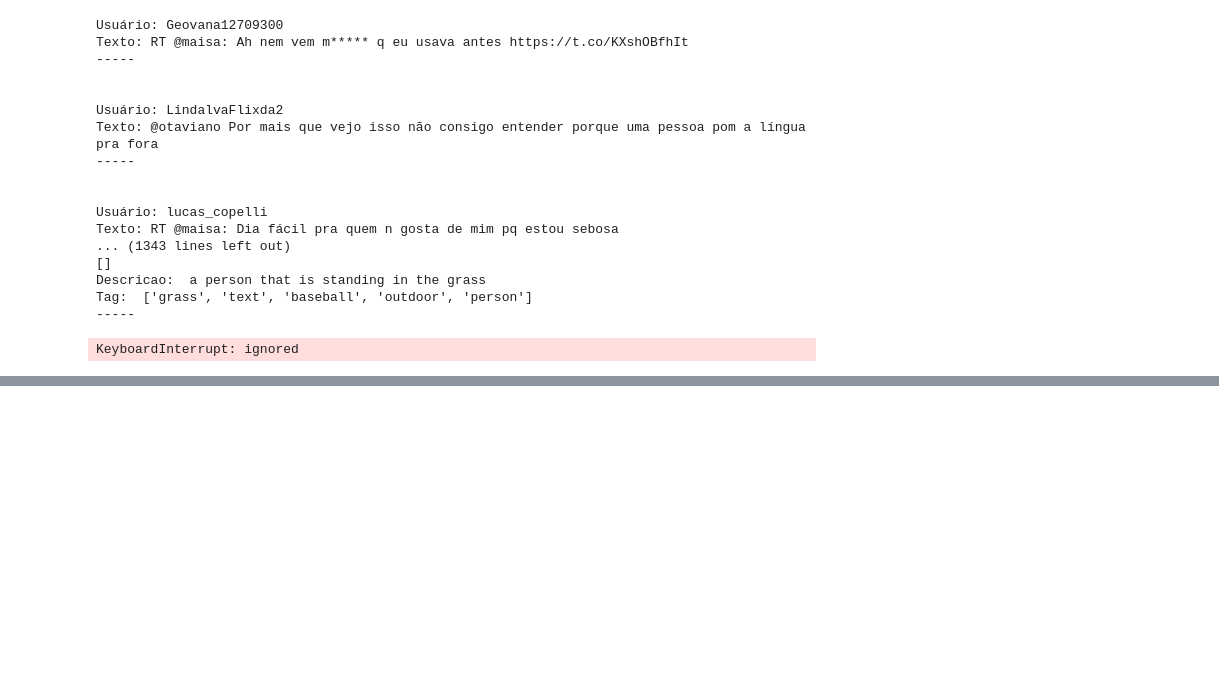
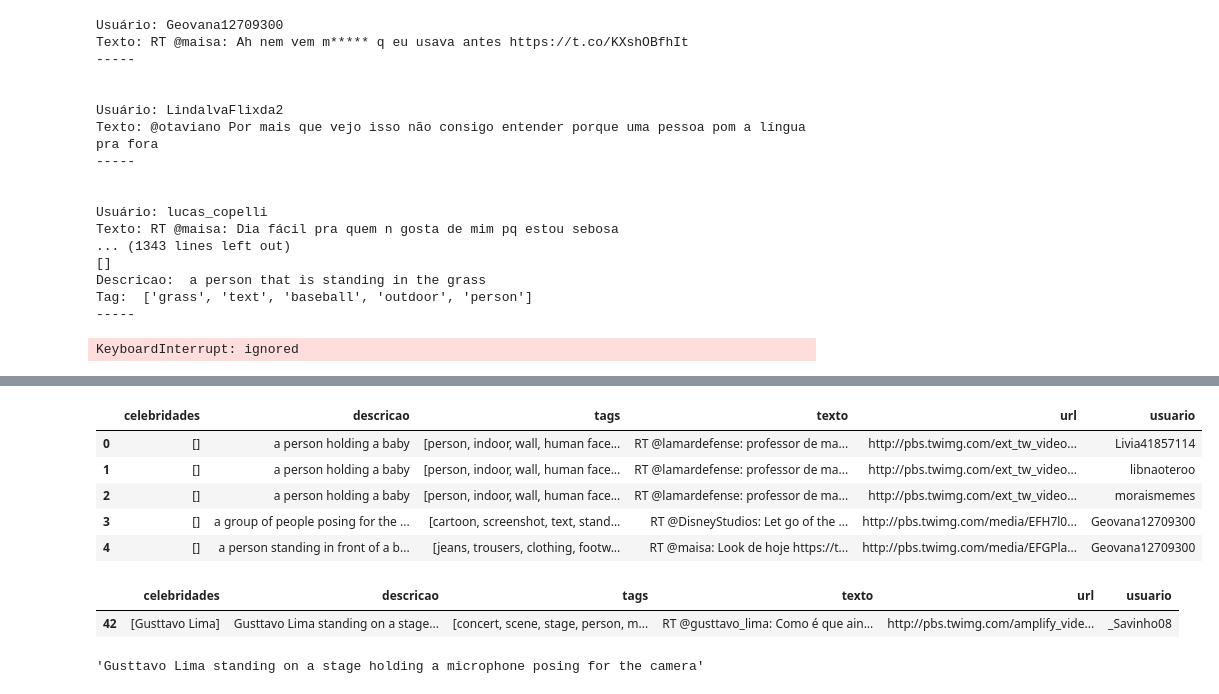
Before and after one commit to alura-cursos/twitter-visionapi, a Jupyter notebook: Twitter_API.ipynb, the cells around one changed output, grey strips where cells are left out. Drawn from its saved outputs; the diff is of its cells as text; code cells hidden in the pictures; blank space fills up the shorter version.

```diff
--- a/Twitter_API.ipynb
+++ b/Twitter_API.ipynb
@@ -328,0 +331,6 @@ KeyboardInterrupt: ignored
+# %%
+lista_arquivo = []
+
+with open("tweets.txt", 'r') as arquivo:
+  for linha in arquivo:
+    lista_arquivo.append(json.loads(linha))
@@ -328,0 +355,11 @@ KeyboardInterrupt: ignored
+# %%
+imagens = pd.DataFrame(lista_arquivo)
+# %%
+imagens.head()
+# %% [output]
+|  | celebridades | descricao | tags | texto | url | usuario |
+| 0 | [] | a person holding a baby | [person, indoor, wall, human face... | RT @lamardefense: professor de ma... | http://pbs.twimg.com/ext_tw_video... | Livia41857114 |
+| 1 | [] | a person holding a baby | [person, indoor, wall, human face... | RT @lamardefense: professor de ma... | http://pbs.twimg.com/ext_tw_video... | libnaoteroo |
+| 2 | [] | a person holding a baby | [person, indoor, wall, human face... | RT @lamardefense: professor de ma... | http://pbs.twimg.com/ext_tw_video... | moraismemes |
+| 3 | [] | a group of people posing for the ... | [cartoon, screenshot, text, stand... | RT @DisneyStudios: Let go of the ... | http://pbs.twimg.com/media/EFH7l0... | Geovana12709300 |
+| 4 | [] | a person standing in front of a b... | [jeans, trousers, clothing, footw... | RT @maisa: Look de hoje https://t... | http://pbs.twimg.com/media/EFGPla... | Geovana12709300 |
@@ -328,0 +370,9 @@ KeyboardInterrupt: ignored
+# %%
+imagens[achados]
+# %% [output]
+|  | celebridades | descricao | tags | texto | url | usuario |
+| 42 | [Gusttavo Lima] | Gusttavo Lima standing on a stage... | [concert, scene, stage, person, m... | RT @gusttavo_lima: Como é que ain... | http://pbs.twimg.com/amplify_vide... | _Savinho08 |
+# %%
+imagens[achados].descricao.iloc[0]
+# %% [output]
+'Gusttavo Lima standing on a stage holding a microphone posing for the camera'
```
Also changed, not shown: parts of 6 cells of this notebook.
